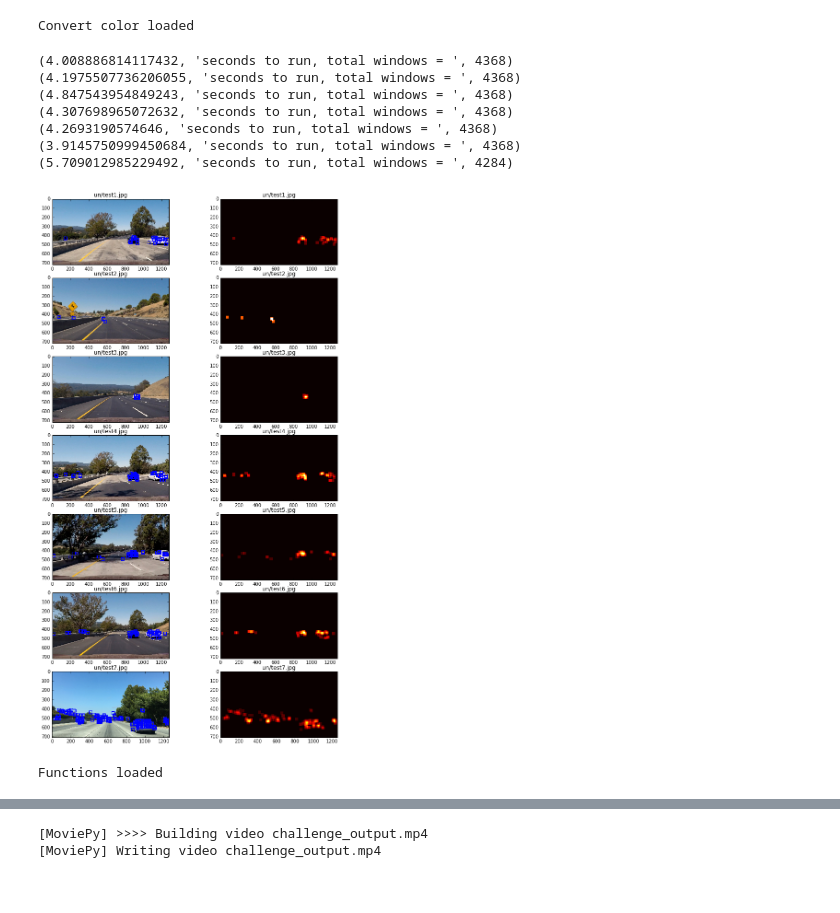
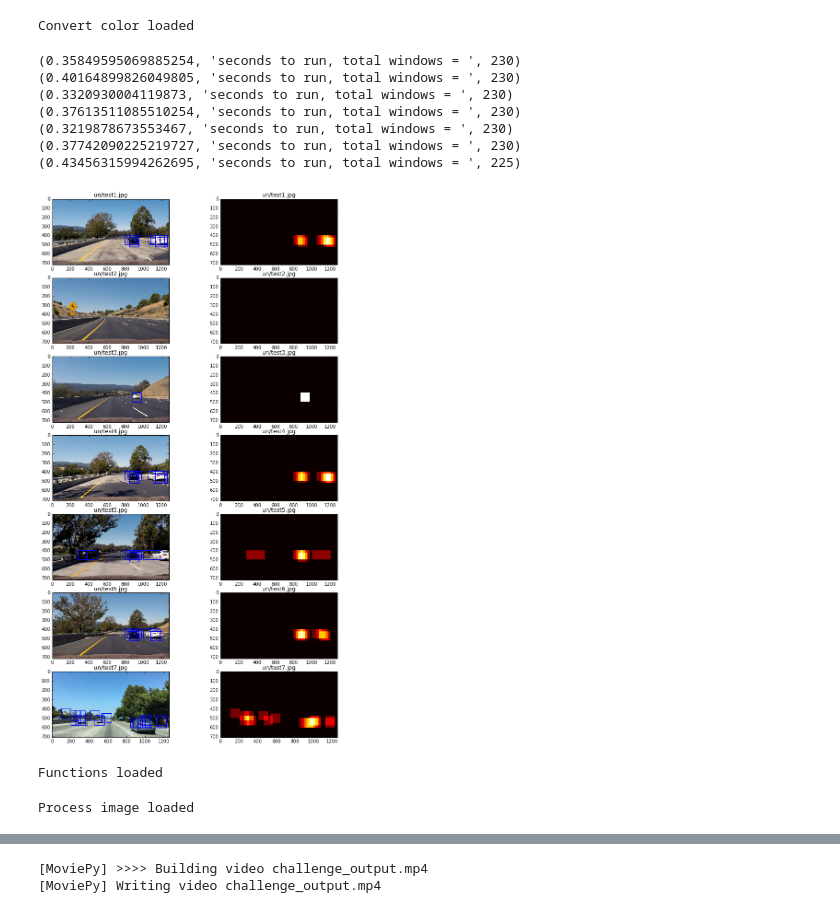
Before and after one commit to rockwellwindsor/SD-CARND-P5-Vehicle-Tracking, a Jupyter notebook: Project-5-Vehicle-Detection.ipynb, the cells around one changed output, grey strips where cells are left out. Saved outputs shown, nothing was run; the diff lists cells and outputs as text; code cells hidden in the pictures.

```diff
--- a/Project-5-Vehicle-Detection.ipynb
+++ b/Project-5-Vehicle-Detection.ipynb
@@ -629,9 +629,9 @@ out_maps = []
 out_titles = []
 out_boxes = []
 ystart = 400
-ystop = 656
+ystop = 650
 # Scale entire image and subsample the array
-scale = 0.5
+scale = 1.6
 
 for img_src in example_images:
     img_boxes = []
@@ -693,39 +693,39 @@ for img_src in example_images:
             hist_features = color_hist(subimg, nbins=hist_bins)
 
             # Scale features and make a prediction
             test_features = X_scaler.transform(np.hstack((spatial_features, hist_features, hog_features)).reshape(1, -1))
 
             test_prediction = svc.predict(test_features)
 
             if test_prediction == 1:
                 xbox_left = np.int(xleft * scale)
                 ytop_draw = np.int(ytop * scale)
                 win_draw = np.int(window * scale)
                 cv2.rectangle(draw_img,(xbox_left, ytop_draw + ystart),(xbox_left + win_draw, ytop_draw + win_draw + ystart),(0,0,255),6)
                 img_boxes.append(((xbox_left, ytop_draw +  ystart),(xbox_left + win_draw, ytop_draw + win_draw + ystart)))
                 heatmap[ytop_draw + ystart:ytop_draw + win_draw + ystart, xbox_left:xbox_left + win_draw] +=1
 
     print(time.time() - t, 'seconds to run, total windows = ', count)
 
     out_images.append(draw_img)
 
     out_titles.append(img_src[-12:])
     out_titles.append(img_src[-12:])
 
     out_images.append(heatmap)
     out_maps.append(heatmap)
     out_boxes.append(img_boxes)
 
 fig = plt.figure(figsize = (12,24))
 visualize(fig, 8, 2, out_images, out_titles)
 #
 # %% [output]
-(4.008886814117432, 'seconds to run, total windows = ', 4368)
-(4.1975507736206055, 'seconds to run, total windows = ', 4368)
-(4.847543954849243, 'seconds to run, total windows = ', 4368)
-(4.307698965072632, 'seconds to run, total windows = ', 4368)
-(4.2693190574646, 'seconds to run, total windows = ', 4368)
-(3.9145750999450684, 'seconds to run, total windows = ', 4368)
-(5.709012985229492, 'seconds to run, total windows = ', 4284)
+(0.35849595069885254, 'seconds to run, total windows = ', 230)
+(0.40164899826049805, 'seconds to run, total windows = ', 230)
+(0.3320930004119873, 'seconds to run, total windows = ', 230)
+(0.37613511085510254, 'seconds to run, total windows = ', 230)
+(0.3219878673553467, 'seconds to run, total windows = ', 230)
+(0.37742090225219727, 'seconds to run, total windows = ', 230)
+(0.43456315994262695, 'seconds to run, total windows = ', 225)
-[figure, old version]
+[figure, new version]
 # %%
@@ -852,12 +854,16 @@ for img_src in example_images:
 # visualize(fig,8,2,out_images,out_titles)
 # %%
 def process_image(img):
-    out_img, heat_map = find_cars(img, scale)
+    out_img, heat_map = find_cars(img, scale, ystart, ystop)
+    heat_map = apply_threshold(heat_map, 0)
     labels = label(heat_map)
     draw_img = draw_labeled_bboxes(np.copy(img), labels)
+
     return draw_img
 
 print('Process image loaded')
+# %% [output]
+Process image loaded
 # %%
 from moviepy.editor import VideoFileClip
 from IPython.display import HTML
```
Also changed, not shown: parts of 8 cells of this notebook, 3 other files.
